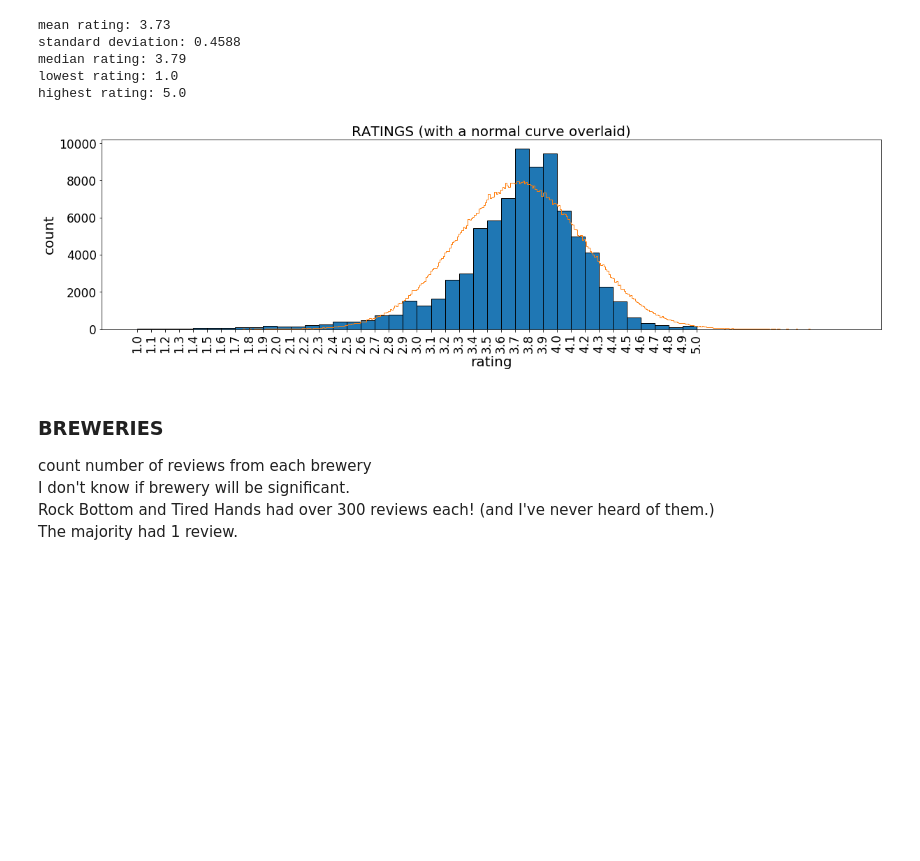
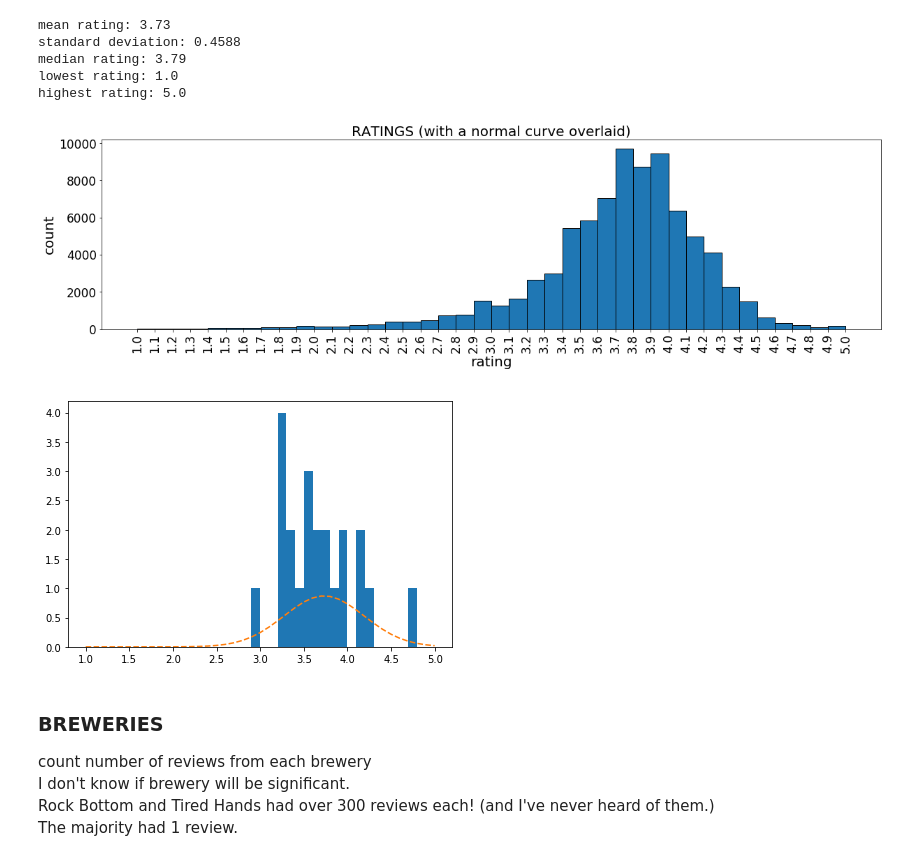
Before and after one commit to misterhappy2/beer, a Jupyter notebook: EDA.ipynb, the cells around one changed output. Saved outputs shown, nothing was run; the diff lists cells and outputs as text; code cells hidden in the pictures; blank space fills up the shorter version.

Commit message:
beer review histogram

```diff
--- a/EDA.ipynb
+++ b/EDA.ipynb
@@ -289,24 +338,34 @@ plt.show()
 # %%
 # ratings distribution.
 import matplotlib.pyplot as plt
+import matplotlib.mlab as mlab
 import seaborn as sns
 
 bins= np.arange(1,5.1,0.1)   # bins from 1 to 5, increments of 0.1
 _= plt.figure(figsize=(20,5))
 _= plt.hist(df['rating'], bins=bins, edgecolor="k") #
 _= plt.xticks(bins, rotation='vertical',size=17)
 _= plt.yticks(size=17)
 _= plt.title('RATINGS (with a normal curve overlaid)', size=20)
 _= plt.xlabel('rating', size=20)
 _= plt.ylabel('count', size=20)
 
+#overlay a normalcurve
 samples= np.random.normal(meanrating,SDrating,810000)
-_= plt.hist(samples, histtype='step', bins=400)
+mu = meanrating
+sigma = SDrating
+x = mu + sigma * np.random.randn(22)
+fig, ax = plt.subplots()
+n, bins, patches = ax.hist(x, bins)
+y= mlab.normpdf(bins, mu, sigma)
+ax.plot(bins, y, '--')
+fig.tight_layout()
 plt.show()
 
 plt.show()
 # %% [output]
-[figure, old version]
+[figure, new version]
+[figure, added]
 # %% [markdown]
 ### BREWERIES
 count number of reviews from each brewery
```
Also changed, not shown: parts of 8 cells of this notebook.
